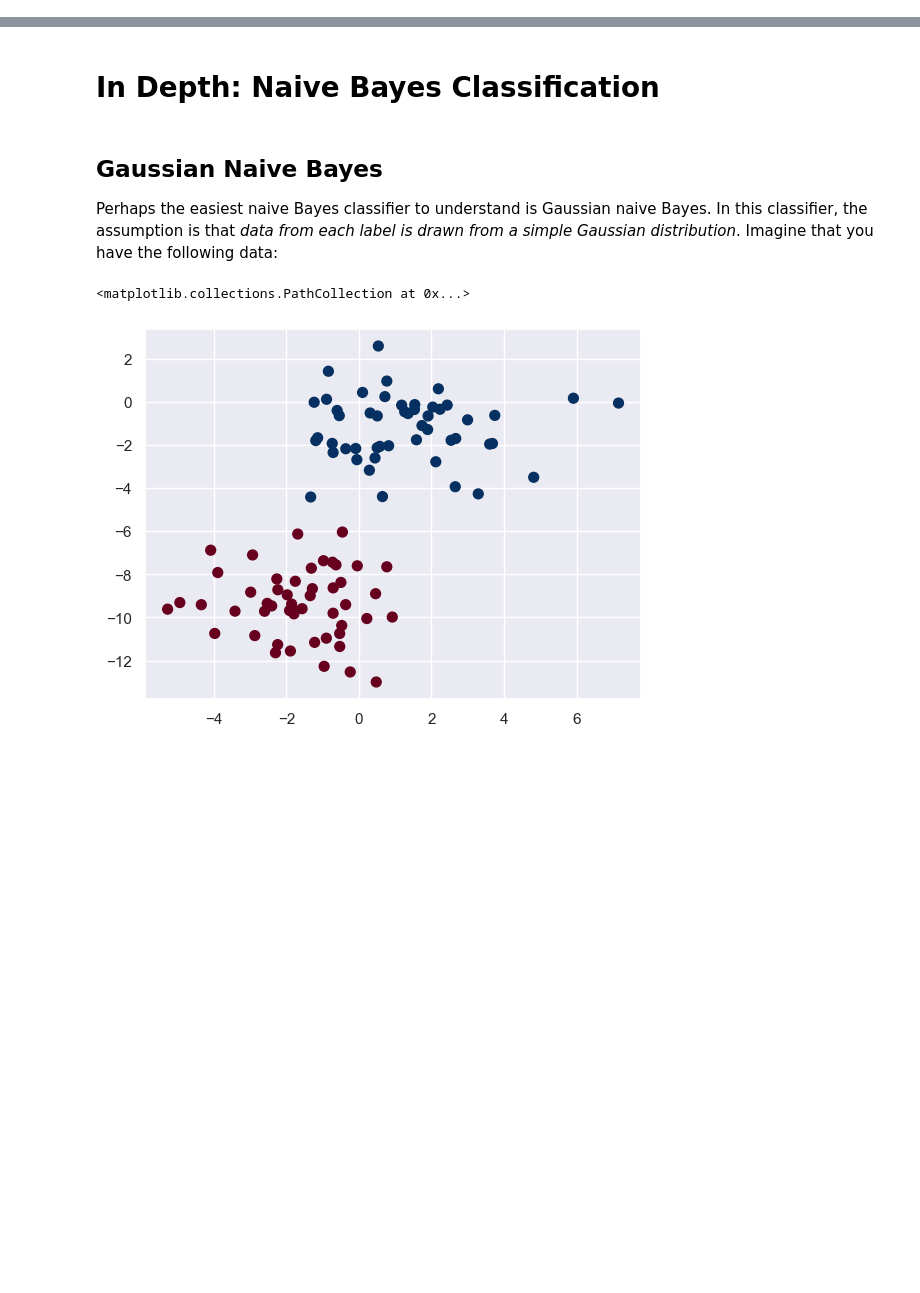
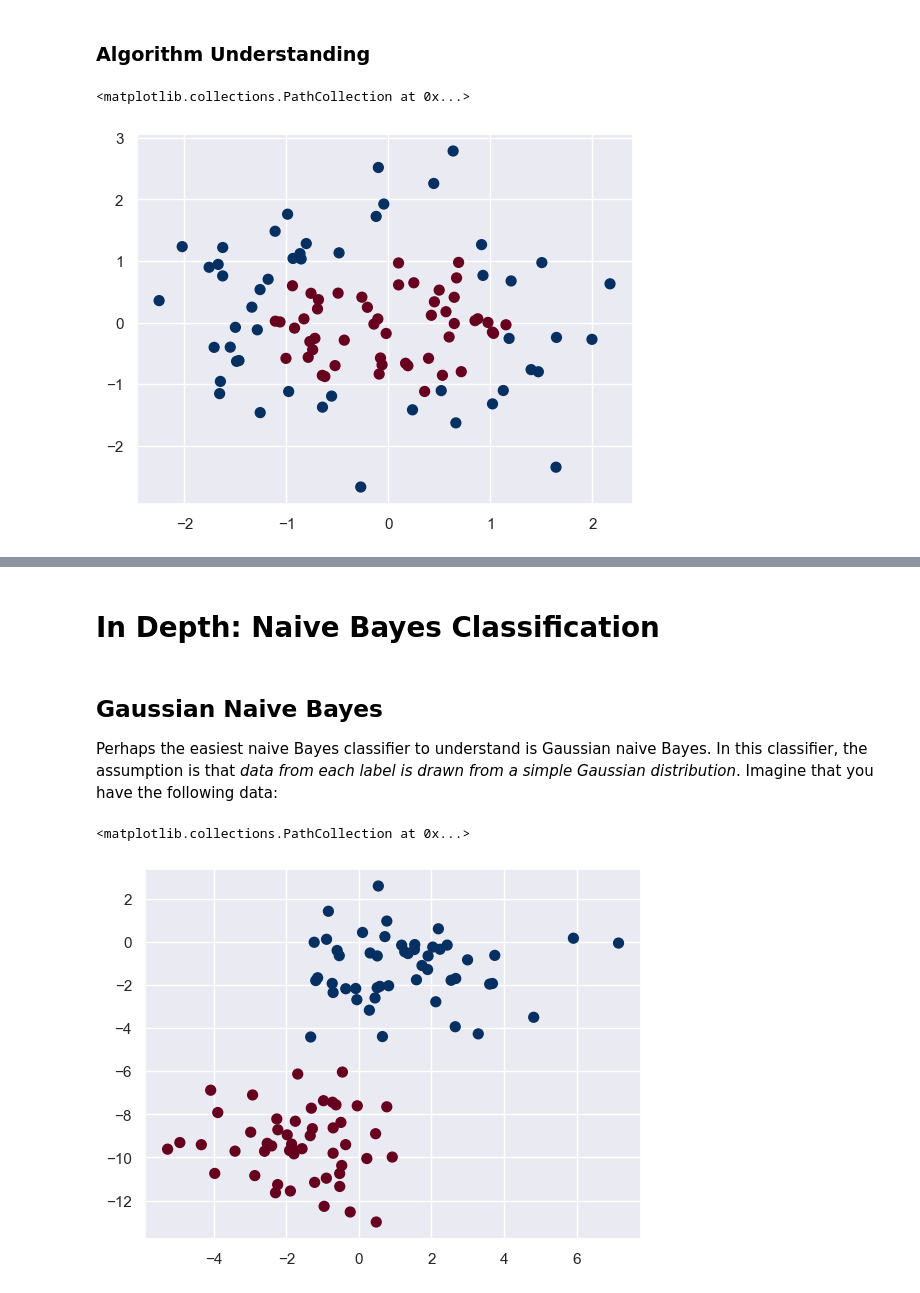
Before and after one commit to liamdkn/DataScience, a Jupyter notebook: SEM2/1 - Naive-Bayes/Naive-Bayes-Modified.ipynb, the cells around one changed output, grey strips where cells are left out. Drawn from its saved outputs; the diff is of its cells as text; code cells hidden in the pictures; blank space fills up the shorter version.

```diff
--- a/SEM2/1 - Naive-Bayes/Naive-Bayes-Modified.ipynb
+++ b/SEM2/1 - Naive-Bayes/Naive-Bayes-Modified.ipynb
@@ -57,0 +80,9 @@
+# %% [markdown]
+### Algorithm Understanding
+# %%
+from sklearn.datasets import make_gaussian_quantiles
+X, y = make_gaussian_quantiles(n_samples=100, n_features=2, n_classes=2, random_state=145)
+plt.scatter(X[:, 0], X[:, 1], c=y, s=50, cmap='RdBu')
+# %% [output]
+<matplotlib.collections.PathCollection at 0x...>
+[figure, added]
```
Also changed, not shown: parts of 14 cells of this notebook.
